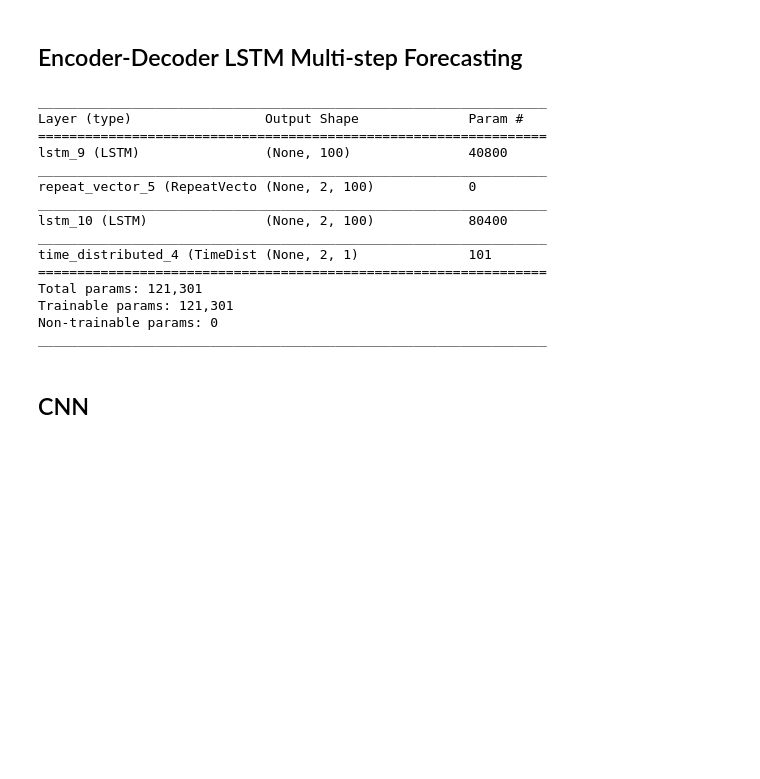
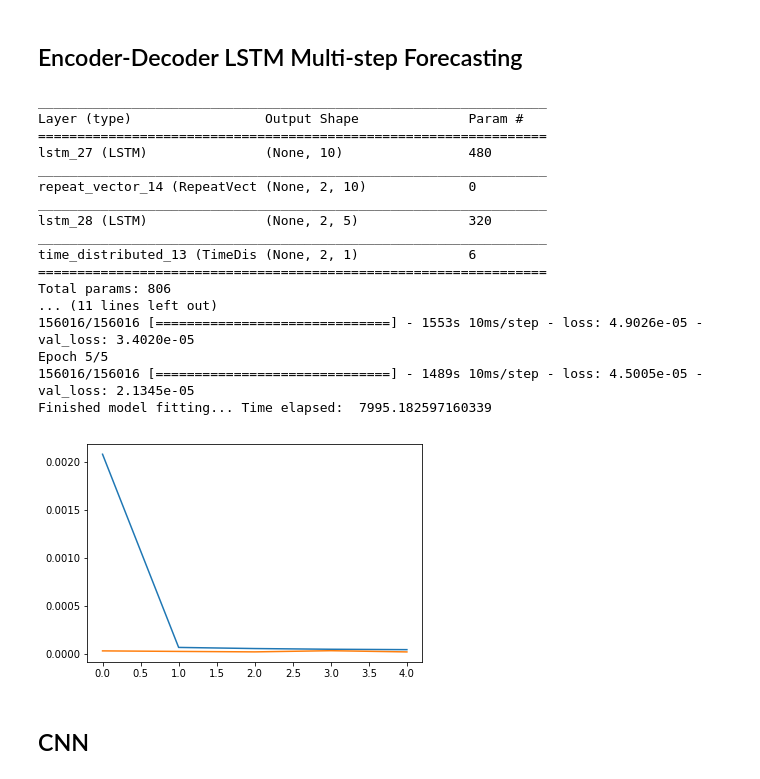
Before and after one commit to simaomsarmento/PairsTrading, a Jupyter notebook: PairsTrading_CommodityETFs-Forecasting_2009_2019.ipynb, the cells around one changed output. Saved outputs shown, nothing was run; the diff lists cells and outputs as text; code cells hidden in the pictures; blank space fills up the shorter version.

```diff
--- a/PairsTrading_CommodityETFs-Forecasting_2009_2019.ipynb
+++ b/PairsTrading_CommodityETFs-Forecasting_2009_2019.ipynb
@@ -991,14 +959,13 @@ def apply_encoder_decoder(X, y, validation_data, test_data, n_in, n_out, hidden_
     # predict
     predictions_val = model.predict(X_val)
     predictions_test = model.predict(X_test)
-    score = {'train': train_score, 'val': val_score, 'test': test_score}
 
     return model, history, score, predictions_val, predictions_test
 # %%
 model_config = {"n_in": 500,
                 "n_out": 2,
-                "epochs": 10,
-                "hidden_nodes":[100, 100] ,
+                "epochs": 5,#10,
+                "hidden_nodes":[10, 5] ,
                 "loss_fct": "mse",
                 "optimizer": "adam",
                 "batch_size": 512,
@@ -1067,28 +1034,26 @@ encdec_model, encdec_history, encdec_score, encdec_predictions_val, encdec_predi
                                                      n_in=model_config['n_in'],
                                                      n_out=model_config['n_out'],
                                                      hidden_nodes=model_config['hidden_nodes'],
-                                                     epochs=10,
+                                                     epochs=model_config['epochs'],
                                                      optimizer=model_config['optimizer'],
                                                      loss_fct=model_config['loss_fct'])
 end = time.time()
 print('Finished model fitting... Time elapsed: ',(end - start))
-
-encdec_predictions_val_destandardized =  scaler.inverse_transform(encdec_predictions_val)
-encdec_predictions_val_destandardized = pd.Series(data=encdec_predictions_val_destandardized.flatten(),
-                                                  index=y_series_val.index)
 # %% [output]
 _________________________________________________________________
 Layer (type)                 Output Shape              Param #
 =================================================================
-lstm_9 (LSTM)                (None, 100)               40800
+lstm_27 (LSTM)               (None, 10)                480
 _________________________________________________________________
-repeat_vector_5 (RepeatVecto (None, 2, 100)            0
+repeat_vector_14 (RepeatVect (None, 2, 10)             0
 _________________________________________________________________
-lstm_10 (LSTM)               (None, 2, 100)            80400
+lstm_28 (LSTM)               (None, 2, 5)              320
 _________________________________________________________________
-time_distributed_4 (TimeDist (None, 2, 1)              101
+time_distributed_13 (TimeDis (None, 2, 1)              6
 =================================================================
-Total params: 121,301
-Trainable params: 121,301
-Non-trainable params: 0
-_________________________________________________________________
+Total params: 806
+... (11 lines left out)
+156016/156016 [==============================] - 1553s 10ms/step - loss: 4.9026e-05 - val_loss: 3.4020e-05
+Epoch 5/5
+156016/156016 [==============================] - 1489s 10ms/step - loss: 4.5005e-05 - val_loss: 2.1345e-05
+Finished model fitting... Time elapsed:  7995.182597160339
@@ -1098,3 +1072,7 @@ plot_loss(lstm_multistep_history, 'lstm_multistep_loss')
+# %%
+plot_loss(encdec_history.history, 'encoder_decoder_loss')
+# %% [output]
+[figure, added]
 # %% [markdown]
 ## CNN
 # %%
```
Also changed, not shown: parts of 13 cells of this notebook, 4 other files.
